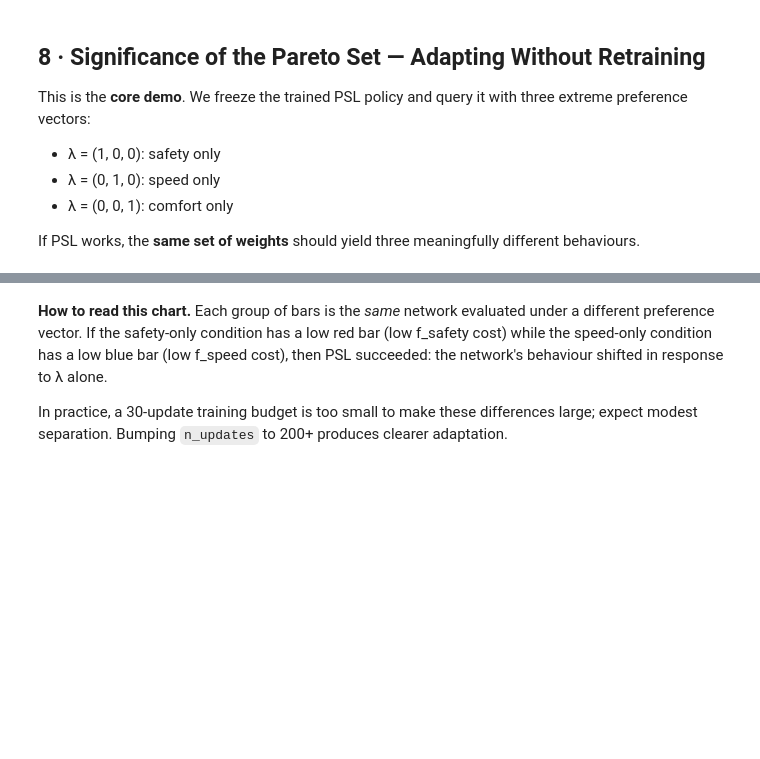
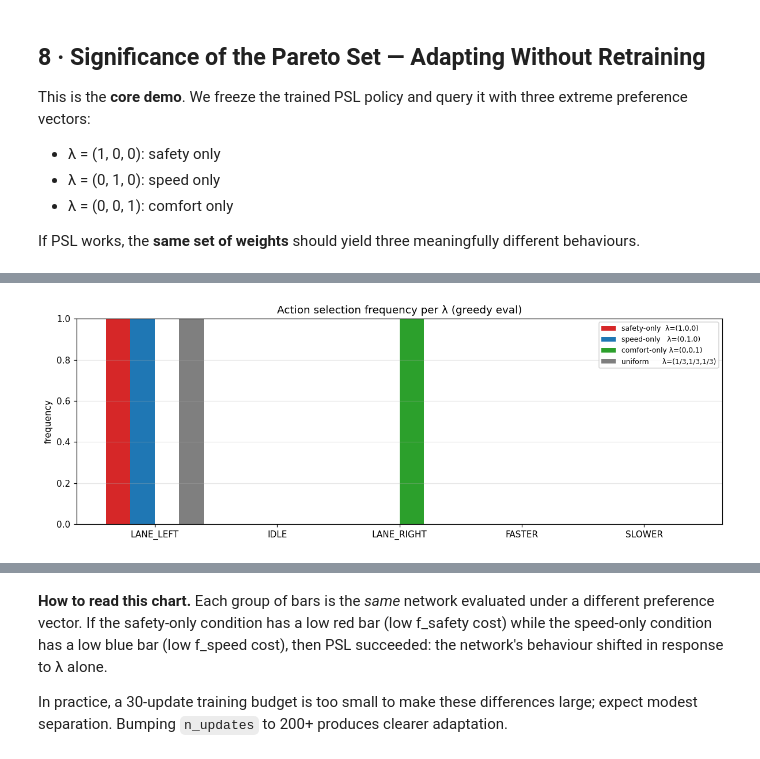
Before and after one commit to aaditManiar/autonomous-driving-psl, a Jupyter notebook: explore.ipynb, the cells around one changed output, grey strips where cells are left out. Drawn from its saved outputs; the diff is of its cells as text; code cells hidden in the pictures; blank space fills up the shorter version.

```diff
--- a/explore.ipynb
+++ b/explore.ipynb
@@ -550,13 +640,13 @@ trained_policy = trainer.policy
 adapt_env = trainer.env
 
 extremes = {
-    "safety-only  λ=(1,0,0)":  np.array([0.99, 0.005, 0.005]),
-    "speed-only   λ=(0,1,0)":  np.array([0.005, 0.99, 0.005]),
-    "comfort-only λ=(0,0,1)":  np.array([0.005, 0.005, 0.99]),
+    "safety-only  λ=(1,0,0)":  np.array([0.9, 0.05, 0.05]),
+    "speed-only   λ=(0,1,0)":  np.array([0.05, 0.9, 0.05]),
+    "comfort-only λ=(0,0,1)":  np.array([0.05, 0.05, 0.9]),
     "uniform      λ=(1/3,1/3,1/3)": np.array([1/3, 1/3, 1/3]),
 }
 
-N_EVAL = 10
+N_EVAL = 40
 adaptation = {}
 for label, lam_val in extremes.items():
     res = evaluate_policy_at_lambda(
@@ -574,0 +669,69 @@ uniform      λ=(1/3,1/3,1/3)  ->  safety=0.109  speed=0.171  comfort=0.017  (+/
+# %%
+import torch.nn.functional as F
+from itertools import combinations
+
+trained_policy.eval()
+
+# Reuse the four extreme preferences from the cost-based eval above.
+freq_lams = {
+    "safety-only  λ=(1,0,0)":  np.array([0.9, 0.05, 0.05], dtype=np.float32),
+    "speed-only   λ=(0,1,0)":  np.array([0.05, 0.9, 0.05], dtype=np.float32),
+    "comfort-only λ=(0,0,1)":  np.array([0.05, 0.05, 0.9], dtype=np.float32),
+    "uniform      λ=(1/3,1/3,1/3)": np.array([1/3, 1/3, 1/3], dtype=np.float32),
+}
+action_names = ["LANE_LEFT", "IDLE", "LANE_RIGHT", "FASTER", "SLOWER"]
+N_FREQ_EPISODES = 20
+
+freq_env = MOHighwayEnv(config=config.get("env", {}))
+action_freqs = {}
+
+for label, lam_val in freq_lams.items():
+    counts = np.zeros(len(action_names), dtype=np.int64)
+    lam_t = torch.tensor(lam_val)
+    for _ in range(N_FREQ_EPISODES):
+        o, _ = freq_env.reset()
+        done = False
+        while not done:
+            obs_t = torch.tensor(o.flatten(), dtype=torch.float32)
+            with torch.no_grad():
+                action = int(torch.argmax(trained_policy(obs_t, lam_t)).item())
+            counts[action] += 1
+            o, _, term, trunc, _ = freq_env.step(action)
+            done = term or trunc
+    action_freqs[label] = counts / counts.sum()
+freq_env.close()
+
+# --- Print as a table ---
+print(f"Action selection frequency (greedy, {N_FREQ_EPISODES} episodes per λ)\n")
+header = "λ".ljust(28) + "  ".join(name.rjust(10) for name in action_names)
+print(header)
+print("-" * len(header))
+for label, freqs in action_freqs.items():
+    row = label.ljust(28) + "  ".join(f"{f:>9.1%}" for f in freqs)
+    print(row)
+
+# --- Plot grouped bars ---
+fig, ax = plt.subplots(figsize=(11, 4))
+x = np.arange(len(action_names))
+width = 0.20
+colors = ["tab:red", "tab:blue", "tab:green", "tab:gray"]
+for i, (label, freqs) in enumerate(action_freqs.items()):
+    ax.bar(x + (i - 1.5) * width, freqs, width, label=label, color=colors[i])
+ax.set_xticks(x); ax.set_xticklabels(action_names)
+ax.set_ylabel("frequency"); ax.set_ylim(0, 1)
+ax.set_title("Action selection frequency per λ (greedy eval)")
+ax.legend(fontsize=8, loc="upper right")
+ax.grid(axis="y", alpha=0.3)
+plt.tight_layout(); plt.show()
+
+# --- Quantify pairwise behavioural divergence ---
+print("\nPairwise total-variation distance between action-frequency distributions:")
+print("(0 = identical behaviour; larger = more differentiated)\n")
+labels = list(action_freqs.keys())
+tvs = []
+for a, b in combinations(labels, 2):
+    tv = 0.5 * np.abs(action_freqs[a] - action_freqs[b]).sum()
+    tvs.append(tv)
+    print(f"  {a:30s}  vs  {b:30s}  TV = {tv:.3f}")
+print(f"\nMean pairwise TV: {np.mean(tvs):.3f}")
+# %% [output]
@@ -574,0 +746 @@ uniform      λ=(1/3,1/3,1/3)  ->  safety=0.109  speed=0.171  comfort=0.017  (+/
+[figure, added]
```
Also changed, not shown: parts of 21 cells of this notebook, 6 other files.
